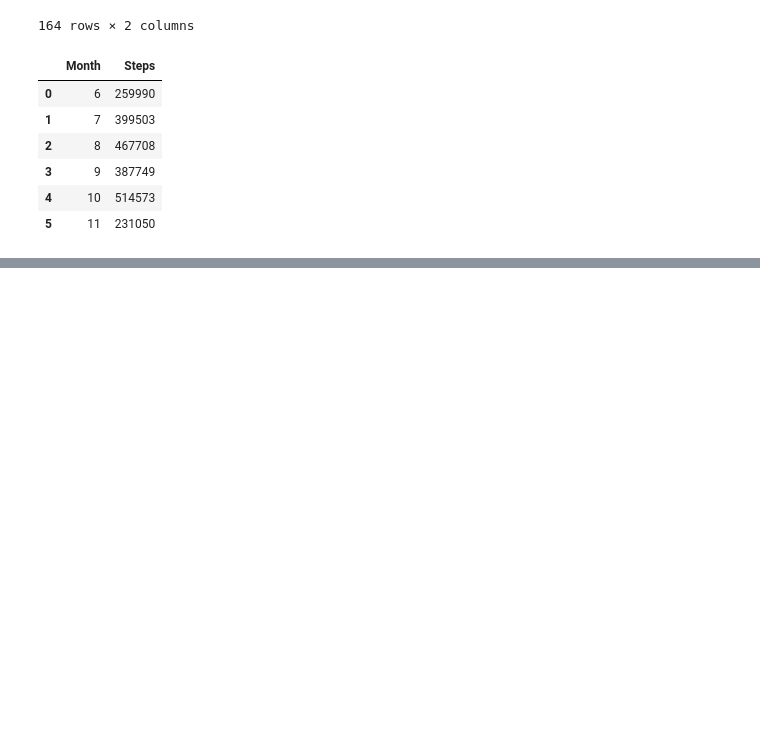
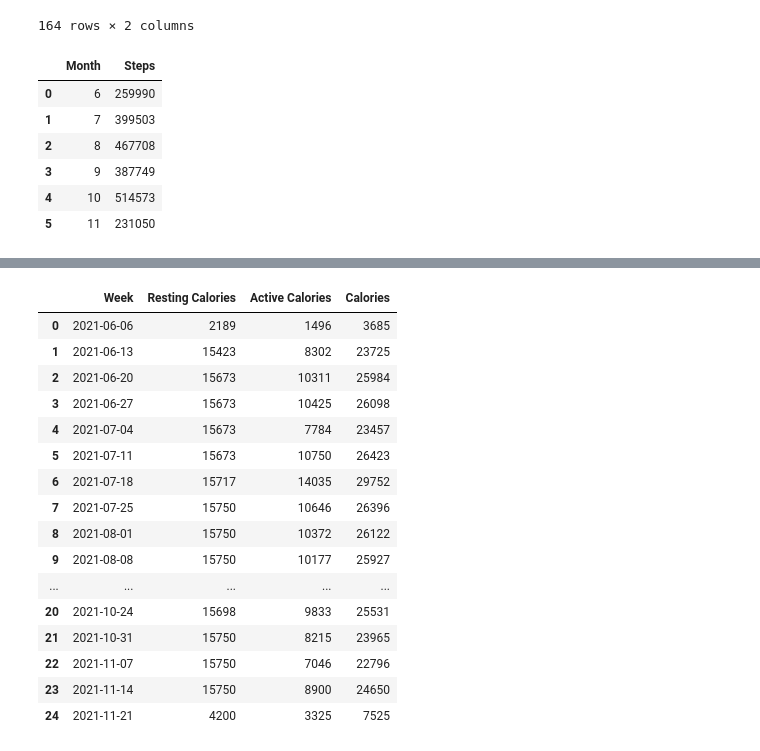
Before and after one commit to jace-kline/math582-finalproject, a Jupyter notebook: clean.ipynb, the cells around one changed output, grey strips where cells are left out. Drawn from its saved outputs; the diff is of its cells as text; code cells hidden in the pictures; blank space fills up the shorter version.

```diff
--- a/clean.ipynb
+++ b/clean.ipynb
@@ -170,0 +239,38 @@ stepsMonthly
+# %%
+caloriesBurnedWeekly = read_data("TotalCalories/TotalCalories-weekly.csv")
+caloriesBurnedWeekly['Week'] = caloriesBurnedWeekly['Week'].apply(translate_datetime)
+
+restingCaloriesWeekly = caloriesBurnedWeekly[caloriesBurnedWeekly['Calorie Type'] == 'RMR']\
+    .drop('Calorie Type', axis=1)\
+    .rename({'Value' : 'Resting Calories'}, axis=1)
+activeCaloriesWeekly = caloriesBurnedWeekly[caloriesBurnedWeekly['Calorie Type'] == 'Active']\
+    .drop('Calorie Type', axis=1)\
+    .rename({'Value' : 'Active Calories'}, axis=1)
+
+caloriesBurnedWeekly = pd.merge(
+    restingCaloriesWeekly,
+    activeCaloriesWeekly,
+    how='inner',
+    on='Week'
+)
+
+caloriesBurnedWeekly['Calories'] = caloriesBurnedWeekly['Resting Calories'] + caloriesBurnedWeekly['Active Calories']
+caloriesBurnedWeekly
+# %% [output]
+|  | Week | Resting Calories | Active Calories | Calories |
+| 0 | 2021-06-06 | 2189 | 1496 | 3685 |
+| 1 | 2021-06-13 | 15423 | 8302 | 23725 |
+| 2 | 2021-06-20 | 15673 | 10311 | 25984 |
+| 3 | 2021-06-27 | 15673 | 10425 | 26098 |
+| 4 | 2021-07-04 | 15673 | 7784 | 23457 |
+| 5 | 2021-07-11 | 15673 | 10750 | 26423 |
+| 6 | 2021-07-18 | 15717 | 14035 | 29752 |
+| 7 | 2021-07-25 | 15750 | 10646 | 26396 |
+| 8 | 2021-08-01 | 15750 | 10372 | 26122 |
+| 9 | 2021-08-08 | 15750 | 10177 | 25927 |
+| ... | ... | ... | ... | ... |
+| 20 | 2021-10-24 | 15698 | 9833 | 25531 |
+| 21 | 2021-10-31 | 15750 | 8215 | 23965 |
+| 22 | 2021-11-07 | 15750 | 7046 | 22796 |
+| 23 | 2021-11-14 | 15750 | 8900 | 24650 |
+| 24 | 2021-11-21 | 4200 | 3325 | 7525 |
```
Also changed, not shown: parts of 9 cells of this notebook, 5 other files.
